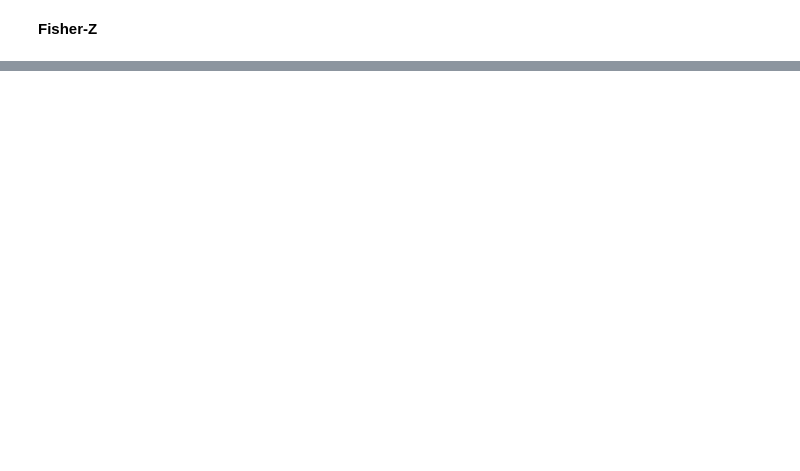
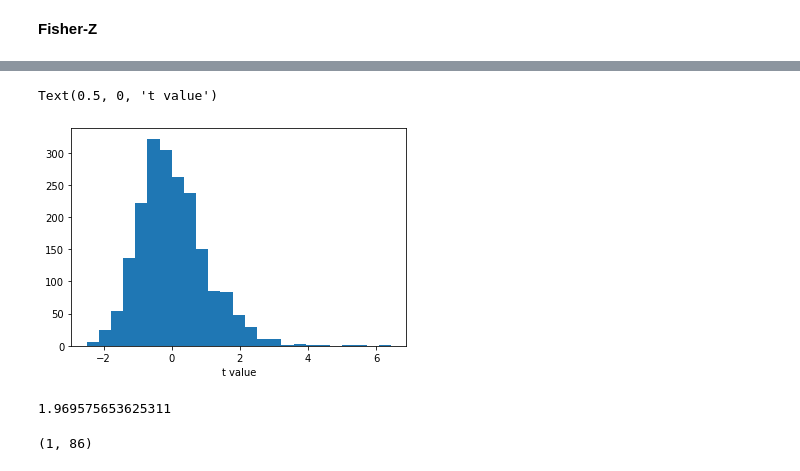
Before and after one commit to chrisrwp/ATOC_7500_Data_Analysis, a Jupyter notebook: Lecture_4/testing_normality_of_correlations.ipynb, the cells around one changed output, grey strips where cells are left out. Saved outputs shown, nothing was run; the diff lists cells and outputs as text; code cells hidden in the pictures; blank space fills up the shorter version.

```diff
--- a/Lecture_4/testing_normality_of_correlations.ipynb
+++ b/Lecture_4/testing_normality_of_correlations.ipynb
@@ -62,3 +59,17 @@ tr = (r * np.sqrt(N-2))/(np.sqrt(1-r**2))    ## fisher-Z t-value
+# %%
+plt.hist(tr, 25);
+plt.xlabel('t value')
+# %% [output]
+Text(0.5, 0, 't value')
+[figure, added]
+# %%
+stats.t.ppf(0.975,N-2)
+# %% [output]
+1.969575653625311
+# %%
+np.shape(j)
+# %% [output]
+(1, 86)
 # %%
 ## Assess the frequency of occurrence of statistically significant correlation
 ## Compare the Fisher-z frequency ("Actual") with the Normal Distribution
```
Also changed, not shown: parts of 4 cells of this notebook, 9 other files.
